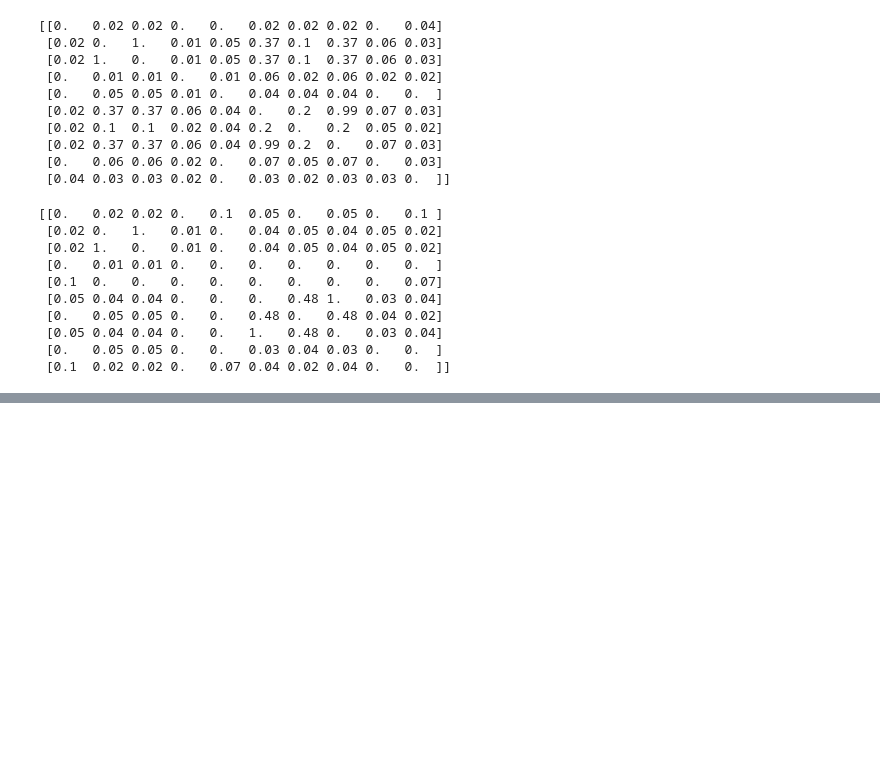
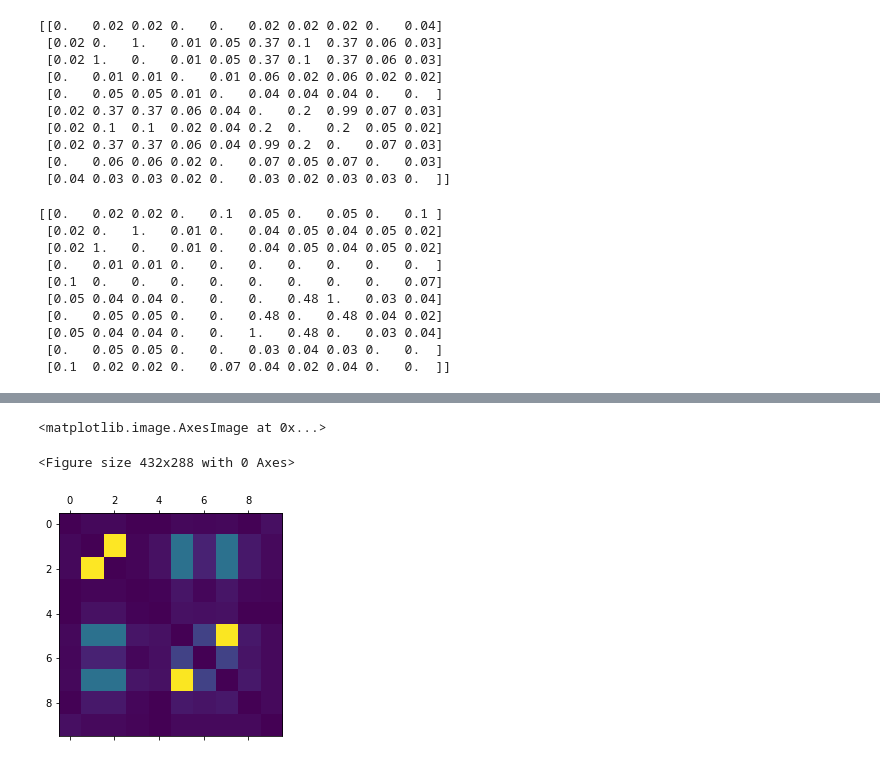
Before and after one commit to Feelx234/pyRDMM, a Jupyter notebook: scripts/housing2.ipynb, the cells around one changed output, grey strips where cells are left out. Saved outputs shown, nothing was run; the diff lists cells and outputs as text; code cells hidden in the pictures; blank space fills up the shorter version.

```diff
--- a/scripts/housing2.ipynb
+++ b/scripts/housing2.ipynb
@@ -503,3 +486,8 @@ np.arange(1,101)
 # %%
+plt.figure()
 plt.matshow(L_mat)
+# %% [output]
+<matplotlib.image.AxesImage at 0x...>
+<Figure size 432x288 with 0 Axes>
+[figure, added]
 # %%
```
Also changed, not shown: parts of 12 cells of this notebook.
